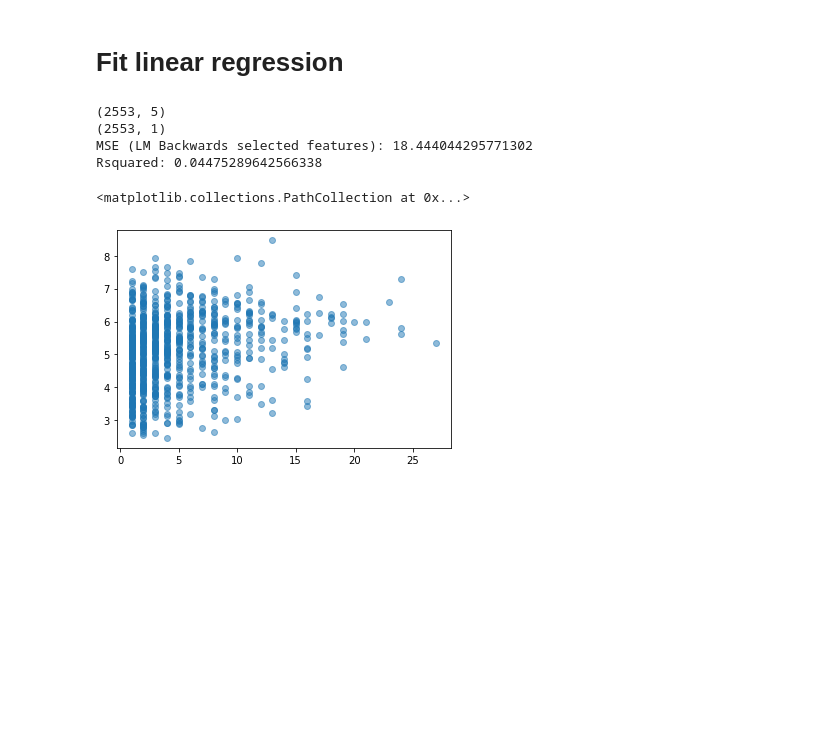
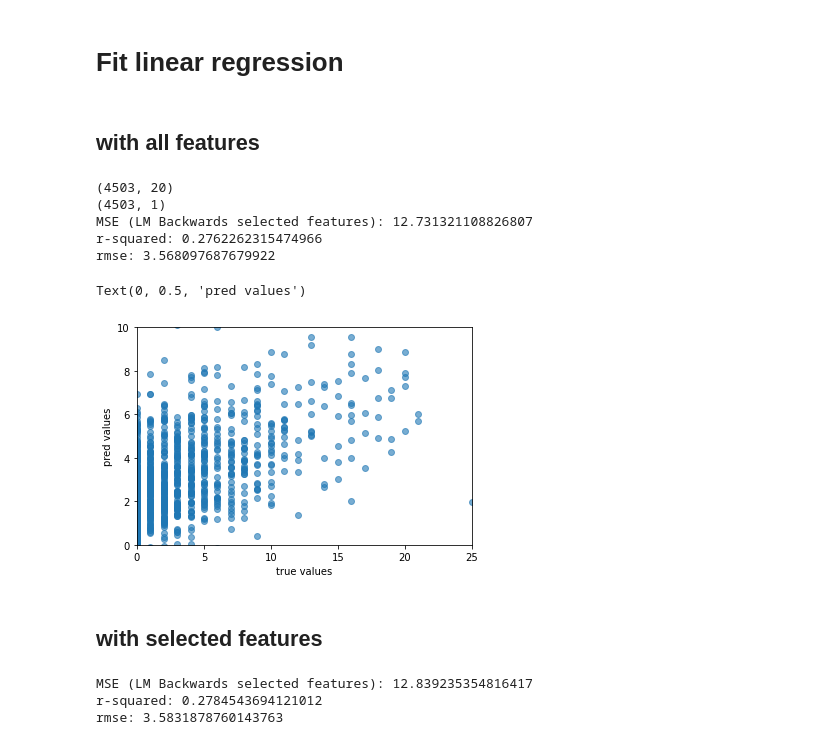
Before and after one commit to 18barbers2/causal-analysis-depression-nhanes, a Jupyter notebook: causal-notebook.ipynb, the cells around one changed output. Cells and saved outputs as stored; diff of their text form; code cells hidden in the pictures; blank space fills up the shorter version.

```diff
--- a/causal-notebook.ipynb
+++ b/causal-notebook.ipynb
@@ -166,14 +203,13 @@ sample
 ## clean
 
 # sample = sample.loc[sample["DMDCITZN"].notna()]
-
 # sample = sample.loc[sample["BMXBMI"].notna()]
-
 # sample = sample.loc[sample["PAD680"].notna()]
 # sample.loc[sample.notna()]
 
-columns_mostly_complete = sample.columns[(valid.isnull().mean() * 100)  <= 20]
-
+# get columns with missing 20% or less values
+columns_mostly_complete = sample.columns[(valid.isnull().mean() * 100)  <= 10]
 
 sample = sample.loc[:, columns_mostly_complete.values]
 sample = sample.dropna(axis = "rows")
+sample.columns
@@ -224,33 +268,68 @@ len(features)
 # %% [markdown]
 # Fit linear regression
+# %% [markdown]
+## with all features
+# %%
+X = sample.loc[:, ~sample.columns.isin(['SEQN','sum_DPQ'])]
+y = sample.loc[:, ['sum_DPQ']]
+
+# check shapes
+# print(X.shape)
+# print(y.shape)
+
+X_train, X_test, y_train, y_test = train_test_split(
+    X, y, test_size = 0.25, random_state = RANDOM_SEED)
+
+linear_model = LinearRegression(normalize = True)
+linear_model = linear_model.fit(X_train, y_train)
+
+y_pred = linear_model.predict(X_test)
+
+# r2 = linear_model.score(X_test, y_test)
+r2 = r2_score(y_test, y_pred)
+
+MSE = mean_squared_error(y_test, y_pred)
+print(f'MSE (LM Backwards selected features): {MSE}\nr-squared: {r2}\nrmse: {np.sqrt(MSE)}')
+# %% [output]
+(4503, 20)
+(4503, 1)
+MSE (LM Backwards selected features): 12.731321108826807
+r-squared: 0.2762262315474966
+rmse: 3.568097687679922
+# %%
+linear_model
+plt.scatter(y_test, y_pred, alpha = 0.6)
+plt.xlim(0, 30)
+plt.ylim(0, 30)
+plt.xlabel("true values")
+plt.ylabel("pred values")
+# %% [output]
+Text(0, 0.5, 'pred values')
+[figure, added]
+# %% [markdown]
+## with selected features
 # %%
 X = sample.loc[:, sample.columns.isin(backward_selected_features)]
 y = sample.loc[:, ['sum_DPQ']]
 
-print(X.shape)
-print(y.shape)
+# check shapes
+# print(X.shape)
+# print(y.shape)
 
 X_train, X_test, y_train, y_test = train_test_split(
-    X, y, test_size = 0.33, random_state = 42)
+    X, y, test_size = 0.33, random_state = RANDOM_SEED)
 
-linear_model = LinearRegression(normalize = True )
+linear_model = LinearRegression(normalize = True)
 linear_model = linear_model.fit(X_train, y_train)
-
 
 y_pred = linear_model.predict(X_test)
 
-r2 = linear_model.score(X_test, y_test)
+# r2 = linear_model.score(X_test, y_test)
+r2 = r2_score(y_test, y_pred)
+
 MSE = mean_squared_error(y_test, y_pred)
-print(f'MSE (LM Backwards selected features): {MSE}\nRsquared: {r2}')
+print(f'MSE (LM Backwards selected features): {MSE}\nr-squared: {r2}\nrmse: {np.sqrt(MSE)}')
 # %% [output]
-(2553, 5)
-(2553, 1)
-MSE (LM Backwards selected features): 18.444044295771302
-Rsquared: 0.04475289642566338
+MSE (LM Backwards selected features): 12.839235354816417
+r-squared: 0.2784543694121012
+rmse: 3.5831878760143763
-# %%
-
-linear_model
-plt.scatter(y_test, y_pred, alpha = 0.5)
-# %% [output]
-<matplotlib.collections.PathCollection at 0x...>
-[figure, removed]
```
Also changed, not shown: parts of 27 cells of this notebook.
